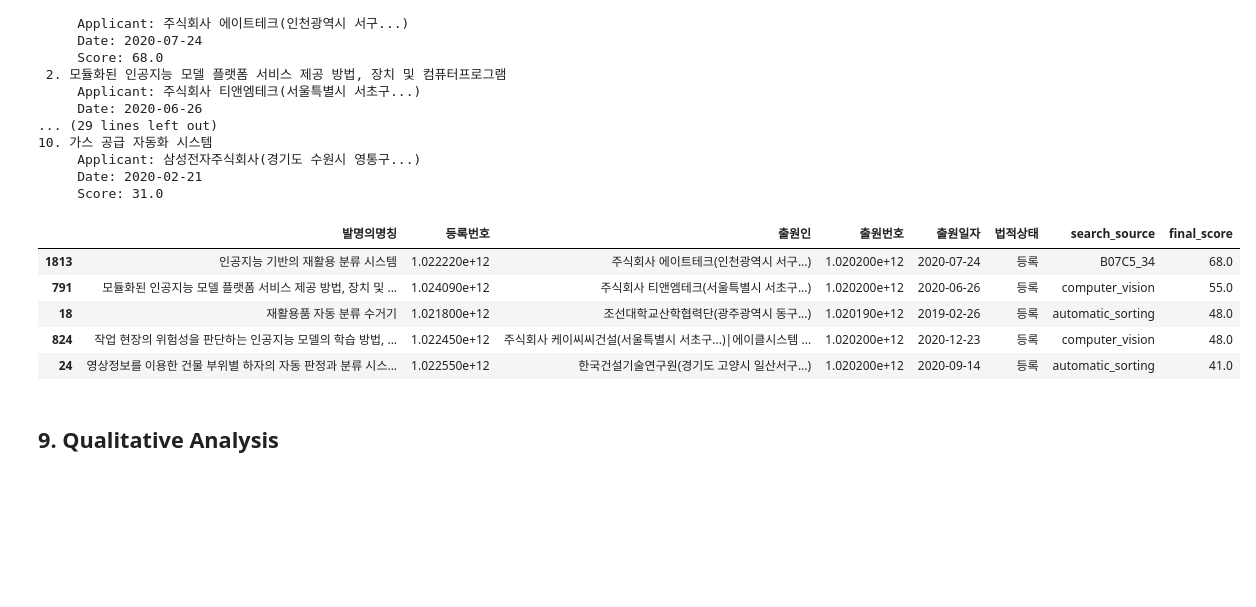
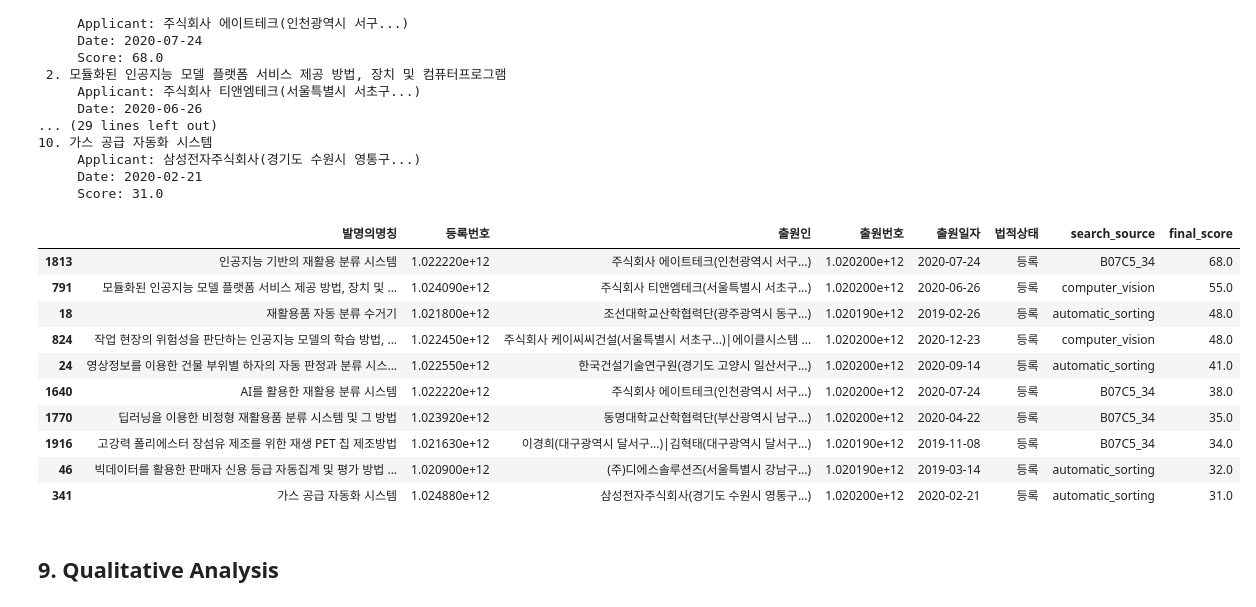
Before and after one commit to 1bytess/AI-Waste-Sorting-Patent-Analysis, a Jupyter notebook: analysis_notebook.ipynb, the cells around one changed output. Saved outputs shown, nothing was run; the diff lists cells and outputs as text; code cells hidden in the pictures; blank space fills up the shorter version.

```diff
--- a/analysis_notebook.ipynb
+++ b/analysis_notebook.ipynb
@@ -514,24 +514,29 @@ Top 10 core patents:
 # %%
 core_columns = ['발명의명칭',
                 '등록번호',
                 '출원인',''
                 '출원번호',
                 '출원일자',
                 '법적상태',
                 'search_source',
                 'final_score'
                 ]
 
-core_table = core_patents[core_columns].head(5)
+core_table = core_patents[core_columns].head(10)
 
 core_table
 # %% [output]
 |  | 발명의명칭 | 등록번호 | 출원인 | 출원번호 | 출원일자 | 법적상태 | search_source | final_score |
 | 1813 | 인공지능 기반의 재활용 분류 시스템 | 1.022220e+12 | 주식회사 에이트테크(인천광역시 서구...) | 1.020200e+12 | 2020-07-24 | 등록 | B07C5_34 | 68.0 |
 | 791 | 모듈화된 인공지능 모델 플랫폼 서비스 제공 방법, 장치 및 ... | 1.024090e+12 | 주식회사 티앤엠테크(서울특별시 서초구...) | 1.020200e+12 | 2020-06-26 | 등록 | computer_vision | 55.0 |
 | 18 | 재활용품 자동 분류 수거기 | 1.021800e+12 | 조선대학교산학협력단(광주광역시 동구...) | 1.020190e+12 | 2019-02-26 | 등록 | automatic_sorting | 48.0 |
 | 824 | 작업 현장의 위험성을 판단하는 인공지능 모델의 학습 방법, ... | 1.022450e+12 | 주식회사 케이씨씨건설(서울특별시 서초구...)|에이클시스템 ... | 1.020200e+12 | 2020-12-23 | 등록 | computer_vision | 48.0 |
 | 24 | 영상정보를 이용한 건물 부위별 하자의 자동 판정과 분류 시스... | 1.022550e+12 | 한국건설기술연구원(경기도 고양시 일산서구...) | 1.020200e+12 | 2020-09-14 | 등록 | automatic_sorting | 41.0 |
+| 1640 | AI를 활용한 재활용 분류 시스템 | 1.022220e+12 | 주식회사 에이트테크(인천광역시 서구...) | 1.020200e+12 | 2020-07-24 | 등록 | B07C5_34 | 38.0 |
+| 1770 | 딥러닝을 이용한 비정형 재활용품 분류 시스템 및 그 방법 | 1.023920e+12 | 동명대학교산학협력단(부산광역시 남구...) | 1.020200e+12 | 2020-04-22 | 등록 | B07C5_34 | 35.0 |
+| 1916 | 고강력 폴리에스터 장섬유 제조를 위한 재생 PET 칩 제조방법 | 1.021630e+12 | 이경희(대구광역시 달서구...)|김혁태(대구광역시 달서구...) | 1.020190e+12 | 2019-11-08 | 등록 | B07C5_34 | 34.0 |
+| 46 | 빅데이터를 활용한 판매자 신용 등급 자동집계 및 평가 방법 ... | 1.020900e+12 | (주)디에스솔루션즈(서울특별시 강남구...) | 1.020190e+12 | 2019-03-14 | 등록 | automatic_sorting | 32.0 |
+| 341 | 가스 공급 자동화 시스템 | 1.024880e+12 | 삼성전자주식회사(경기도 수원시 영통구...) | 1.020200e+12 | 2020-02-21 | 등록 | automatic_sorting | 31.0 |
 # %% [markdown]
 ## **9. Qualitative Analysis**
 # %%
```
Also changed, not shown: 1 other file.
